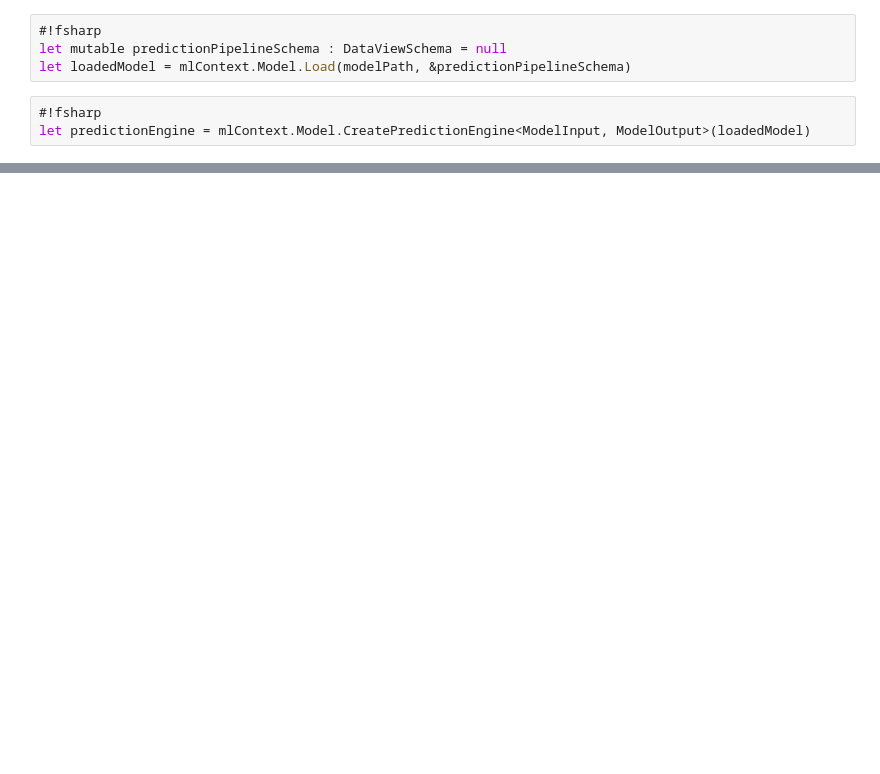
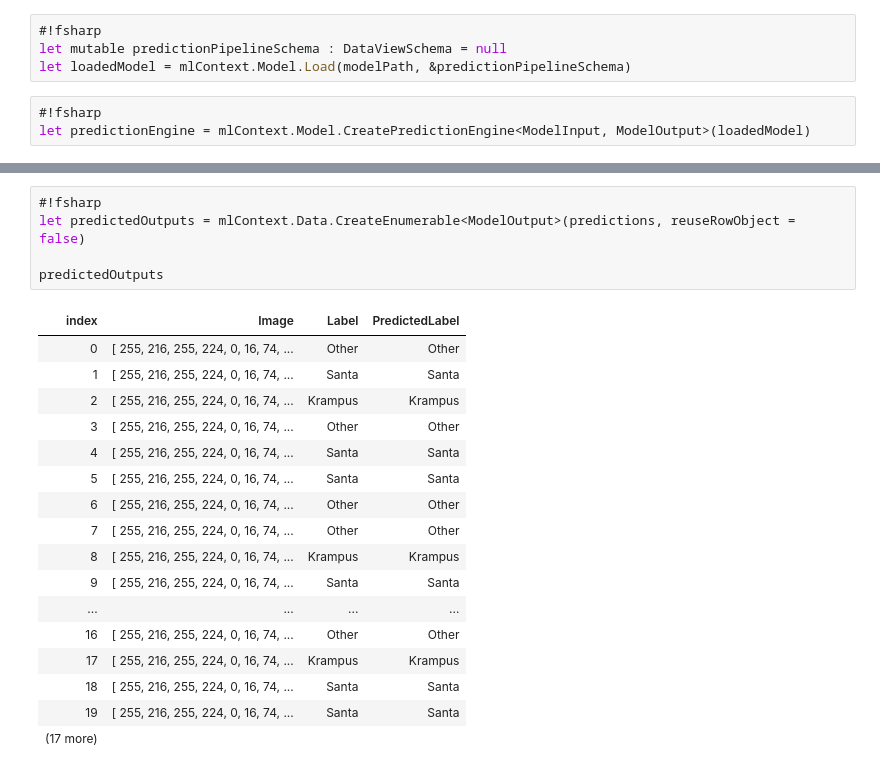
Before and after one commit to WalternativE/IsItKrampus.NET, a Jupyter notebook: notebooks/Modelling.ipynb, the cells around one changed output, grey strips where cells are left out. Saved outputs shown, nothing was run; the diff lists cells and outputs as text; blank space fills up the shorter version.

```diff
--- a/notebooks/Modelling.ipynb
+++ b/notebooks/Modelling.ipynb
@@ -172,0 +248,23 @@ output
+# %%
+#!fsharp
+let predictedOutputs = mlContext.Data.CreateEnumerable<ModelOutput>(predictions, reuseRowObject = false)
+
+predictedOutputs
+# %% [output]
+| index | Image | Label | PredictedLabel |
+| 0 | [ 255, 216, 255, 224, 0, 16, 74, ... | Other | Other |
+| 1 | [ 255, 216, 255, 224, 0, 16, 74, ... | Santa | Santa |
+| 2 | [ 255, 216, 255, 224, 0, 16, 74, ... | Krampus | Krampus |
+| 3 | [ 255, 216, 255, 224, 0, 16, 74, ... | Other | Other |
+| 4 | [ 255, 216, 255, 224, 0, 16, 74, ... | Santa | Santa |
+| 5 | [ 255, 216, 255, 224, 0, 16, 74, ... | Santa | Santa |
+| 6 | [ 255, 216, 255, 224, 0, 16, 74, ... | Other | Other |
+| 7 | [ 255, 216, 255, 224, 0, 16, 74, ... | Other | Other |
+| 8 | [ 255, 216, 255, 224, 0, 16, 74, ... | Krampus | Krampus |
+| 9 | [ 255, 216, 255, 224, 0, 16, 74, ... | Santa | Santa |
+| ... | ... | ... | ... |
+| 16 | [ 255, 216, 255, 224, 0, 16, 74, ... | Other | Other |
+| 17 | [ 255, 216, 255, 224, 0, 16, 74, ... | Krampus | Krampus |
+| 18 | [ 255, 216, 255, 224, 0, 16, 74, ... | Santa | Santa |
+| 19 | [ 255, 216, 255, 224, 0, 16, 74, ... | Santa | Santa |
+| (17 more) |  |  |  |
```
Also changed, not shown: parts of 18 cells of this notebook, 9 other files.
